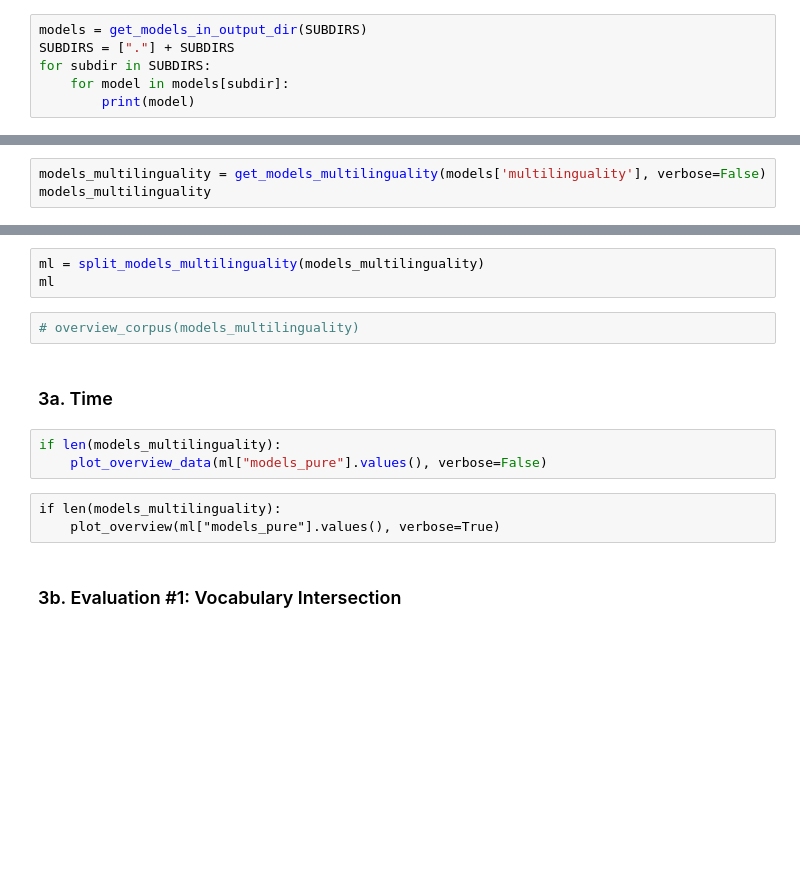
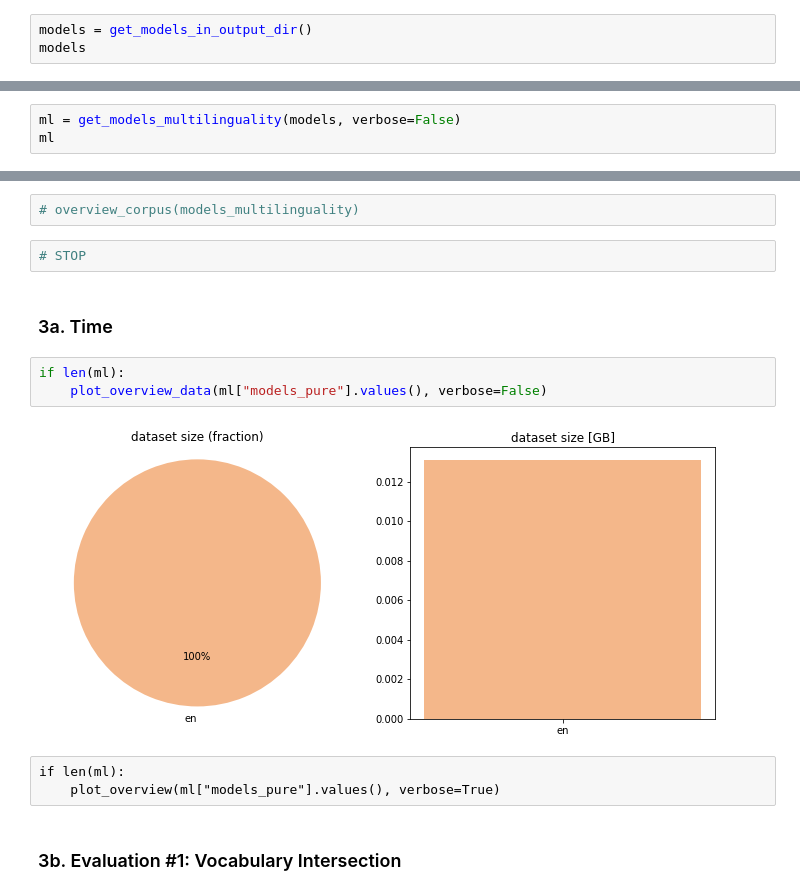
Before and after one commit to flxst/gpt-sw3-tokenizer, a Jupyter notebook: notebooks/tokenizer_analysis.ipynb, the cells around one changed output, grey strips where cells are left out. Cells and saved outputs as stored; diff of their text form; blank space fills up the shorter version.

```diff
--- a/notebooks/tokenizer_analysis.ipynb
+++ b/notebooks/tokenizer_analysis.ipynb
@@ -55,8 +60,5 @@ for subdir in SUBDIRS:
 # %% [markdown]
 # 0. Models
 # %%
-models = get_models_in_output_dir(SUBDIRS)
-SUBDIRS = ["."] + SUBDIRS
-for subdir in SUBDIRS:
-    for model in models[subdir]:
-        print(model)
+models = get_models_in_output_dir()
+models
@@ -248,3 +265,3 @@ def show_evaluation_1(result=get_list_of_results(), vocab_size=[64000], add=Fals
 # %%
-models_multilinguality = get_models_multilinguality(models['multilinguality'], verbose=False)
-models_multilinguality
+ml = get_models_multilinguality(models, verbose=False)
+ml
@@ -251,15 +276,16 @@ models_multilinguality
-# %%
-ml = split_models_multilinguality(models_multilinguality)
-ml
 # %%
 # overview_corpus(models_multilinguality)
+# %%
+# STOP
 # %% [markdown]
 ### 3a. Time
 # %%
-if len(models_multilinguality):
+if len(ml):
     plot_overview_data(ml["models_pure"].values(), verbose=False)
+# %% [output]
+[figure, added]
 # %% [raw]
-if len(models_multilinguality):
+if len(ml):
     plot_overview(ml["models_pure"].values(), verbose=True)
 # %% [markdown]
 ### 3b. Evaluation #1: Vocabulary Intersection
```
Also changed, not shown: parts of 20 cells of this notebook, 8 other files.
